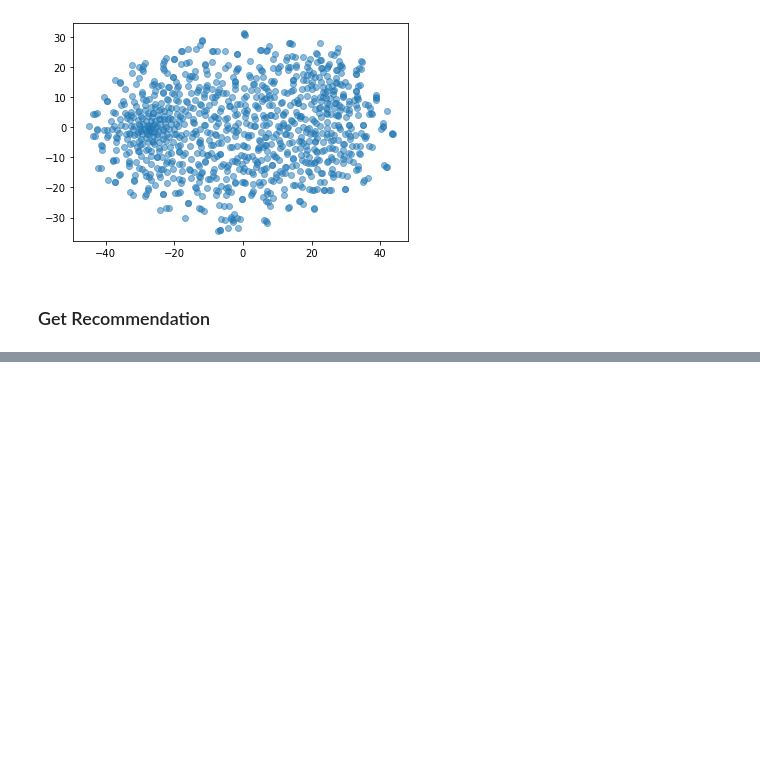
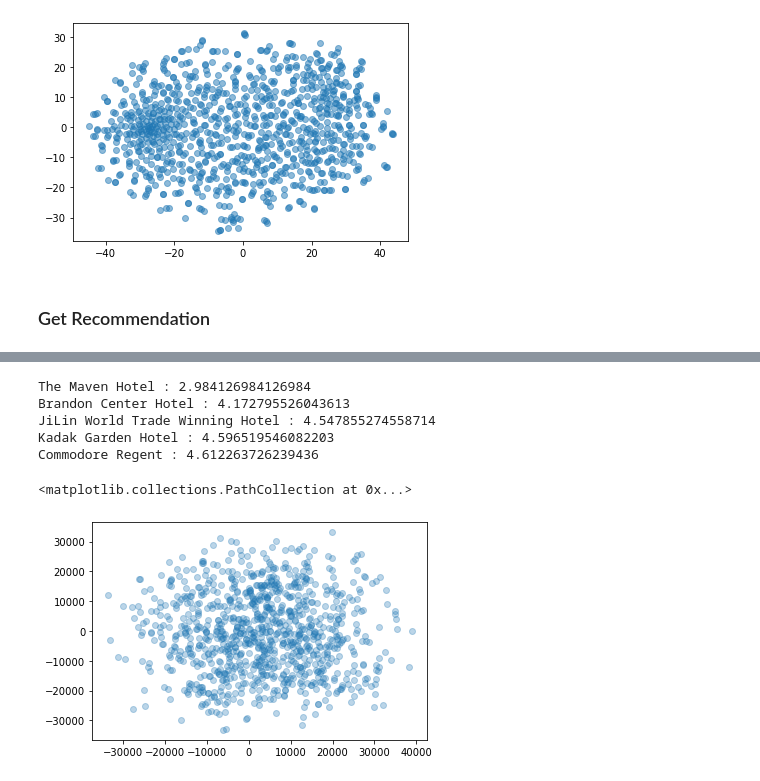
Before and after one commit to Ammar0ah/Itinerary-planning-system, a Jupyter notebook: Recommendation System/Hotels_Recommender.ipynb, the cells around one changed output, grey strips where cells are left out. Drawn from its saved outputs; the diff is of its cells as text; code cells hidden in the pictures; blank space fills up the shorter version.

```diff
--- a/Recommendation System/Hotels_Recommender.ipynb
+++ b/Recommendation System/Hotels_Recommender.ipynb
@@ -284,3 +315,6 @@ similarity("Hampton Inn Suites Bolingbrook","Warwick Stone 55 Hotel",features_df
 import pickle
 with open("hotels_knn.pkl",'wb') as f:
     pickle.dump([distances,indecies],f)
+# %%
+with open("hotels_knn.pkl",'rb') as f:
+    model = pickle.load(f)
@@ -286,0 +426,15 @@ with open("hotels_knn.pkl",'wb') as f:
+# %%
+with open('hotels_knn_classifier.pkl','rb') as hf:
+       model =  pickle.load(hf)
+distances,indecies = model
+# %%
+neighbours = indecies[index].tolist()[1:21]
+distance = distances[index].tolist()
+for i,neighbour in enumerate(neighbours):
+        print(hotels['name'].loc[neighbour],':', distance[i])
+# %% [output]
+The Maven Hotel : 2.984126984126984
+Brandon Center Hotel : 4.172795526043613
+JiLin World Trade Winning Hotel : 4.547855274558714
+Kadak Garden Hotel : 4.596519546082203
+Commodore Regent : 4.612263726239436
@@ -286,0 +443,9 @@ with open("hotels_knn.pkl",'wb') as f:
+# %%
+pca = PCA(n_components=2)
+# %%
+vis = pca.fit_transform(indecies)[:1000]
+# %%
+plt.scatter(x=vis[:,0],y=vis[:,1],alpha=0.3)
+# %% [output]
+<matplotlib.collections.PathCollection at 0x...>
+[figure, added]
```
Also changed, not shown: parts of 33 cells of this notebook, 11 other files.
